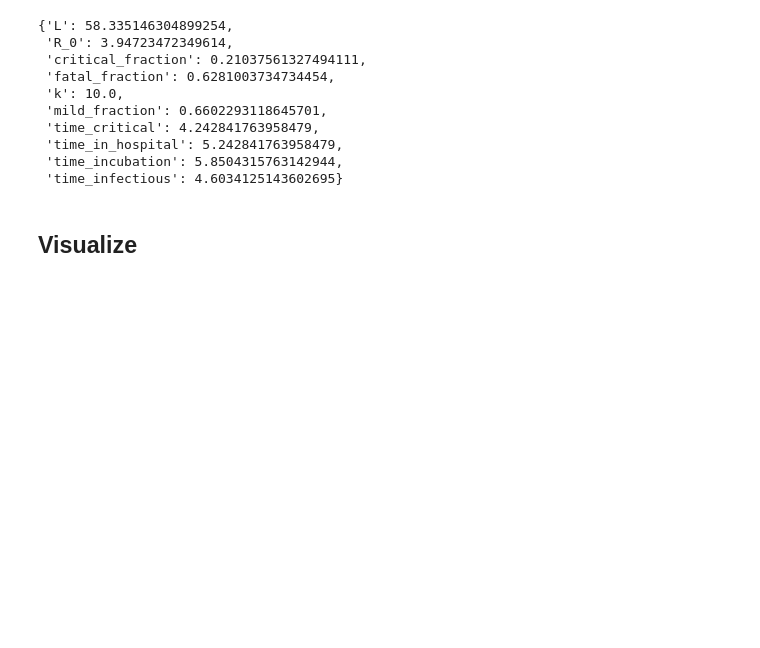
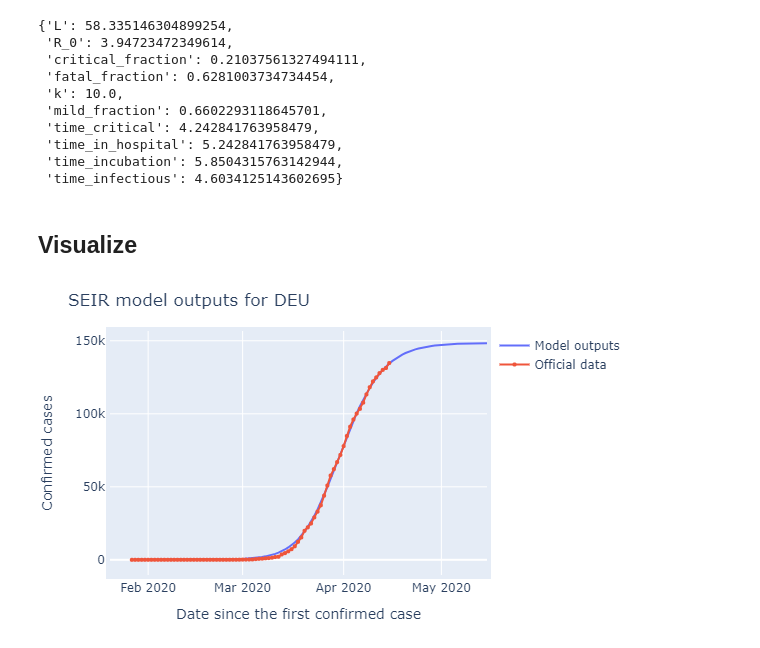
Before and after one commit to SpaceD0ge/COVID-19-tools, a Jupyter notebook: examples/SEIR.ipynb, the cells around one changed output. Saved outputs shown, nothing was run; the diff lists cells and outputs as text; code cells hidden in the pictures; blank space fills up the shorter version.

Commit message:
Graph pictures
The viewer machine broke.

```diff
--- a/examples/SEIR.ipynb
+++ b/examples/SEIR.ipynb
@@ -87,6 +78,10 @@ from visualization.seir import graph_SEIR, graph_Rt
 code = 'DEU'
 first_date = data['by_date'].loc[code].query('cases > 0')['date'][0]
 res = results[code]
+# %%
+Image(filename='DEU-cases-SEIR.png')
+# %% [output]
+[figure, added]
 # %%
 graph_SEIR(code, res, first_date, data_key='cases')
 # %% [output]
```
Also changed, not shown: parts of 5 cells of this notebook, 3 other files.
